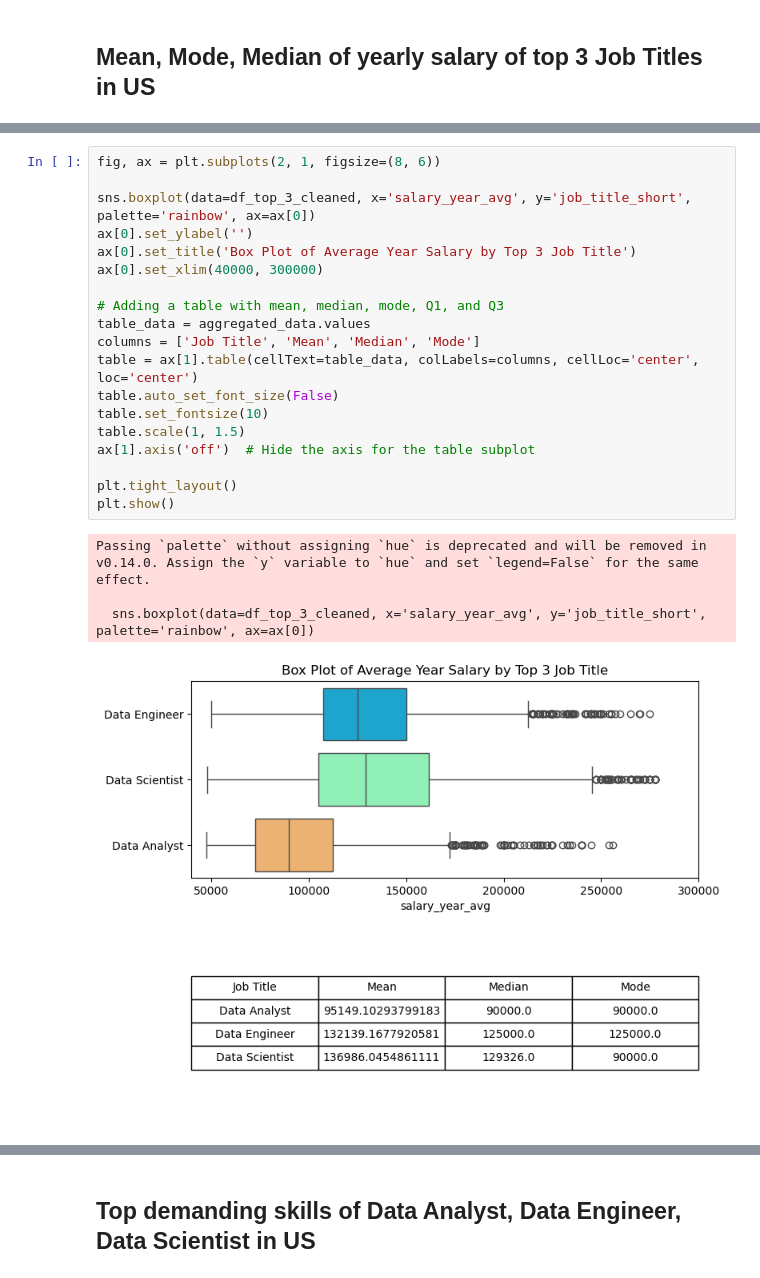
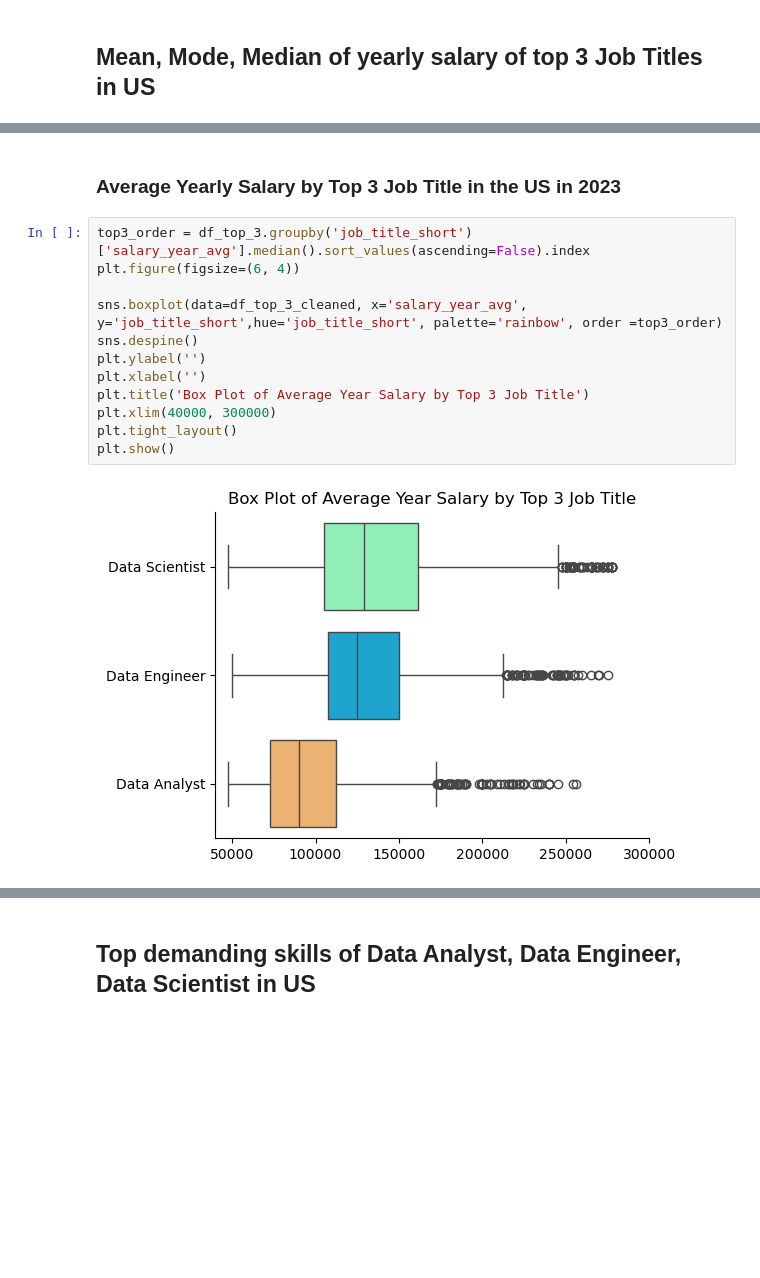
Before and after one commit to DiiNguyen/Job-Postings-Analysis, a Jupyter notebook: project_youtube/project.ipynb, the cells around one changed output, grey strips where cells are left out. Cells and saved outputs as stored; diff of their text form; blank space fills up the shorter version.

```diff
--- a/project_youtube/project.ipynb
+++ b/project_youtube/project.ipynb
@@ -237,24 +202,16 @@ df_top_3_cleaned = df_top_3[
-# %%
-fig, ax = plt.subplots(2, 1, figsize=(8, 6))
-
-sns.boxplot(data=df_top_3_cleaned, x='salary_year_avg', y='job_title_short', palette='rainbow', ax=ax[0])
-ax[0].set_ylabel('')
-ax[0].set_title('Box Plot of Average Year Salary by Top 3 Job Title')
-ax[0].set_xlim(40000, 300000)
-
-# Adding a table with mean, median, mode, Q1, and Q3
-table_data = aggregated_data.values
-columns = ['Job Title', 'Mean', 'Median', 'Mode']
-table = ax[1].table(cellText=table_data, colLabels=columns, cellLoc='center', loc='center')
-table.auto_set_font_size(False)
-table.set_fontsize(10)
-table.scale(1, 1.5)
-ax[1].axis('off')  # Hide the axis for the table subplot
-
-plt.tight_layout()
-plt.show()
-# %% [output]
-Passing `palette` without assigning `hue` is deprecated and will be removed in v0.14.0. Assign the `y` variable to `hue` and set `legend=False` for the same effect.
-
-  sns.boxplot(data=df_top_3_cleaned, x='salary_year_avg', y='job_title_short', palette='rainbow', ax=ax[0])
-[figure, removed]
+# %% [markdown]
+### Average Yearly Salary by Top 3 Job Title in the US in 2023
+# %%
+top3_order = df_top_3.groupby('job_title_short')['salary_year_avg'].median().sort_values(ascending=False).index
+plt.figure(figsize=(6, 4))
+
+sns.boxplot(data=df_top_3_cleaned, x='salary_year_avg', y='job_title_short',hue='job_title_short', palette='rainbow', order =top3_order)
+sns.despine()
+plt.ylabel('')
+plt.xlabel('')
+plt.title('Box Plot of Average Year Salary by Top 3 Job Title')
+plt.xlim(40000, 300000)
+plt.tight_layout()
+plt.show()
+# %% [output]
+[figure, added]
```
Also changed, not shown: parts of 28 cells of this notebook, 7 other files.
